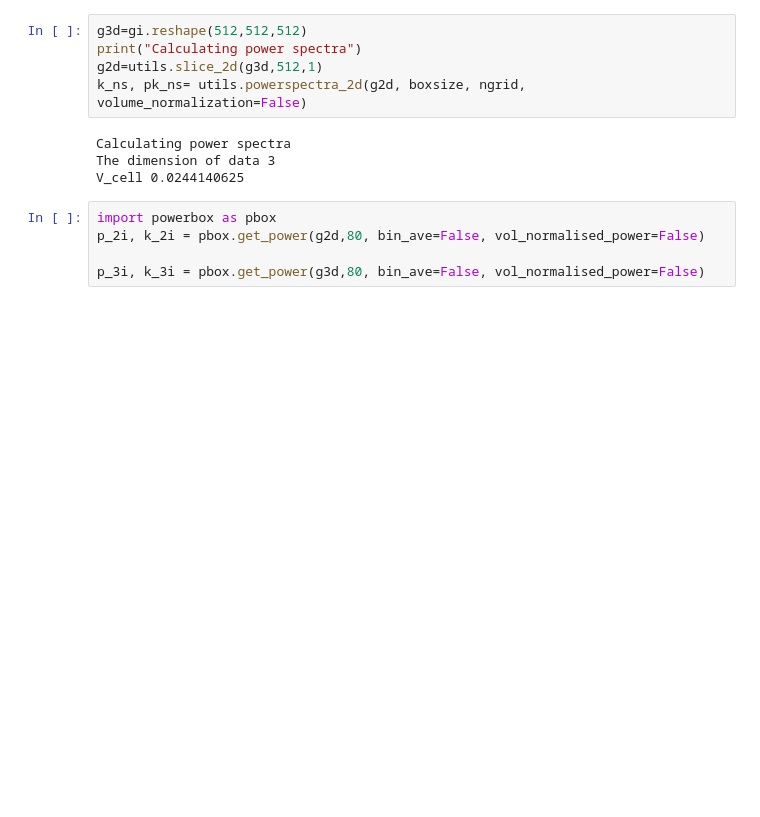
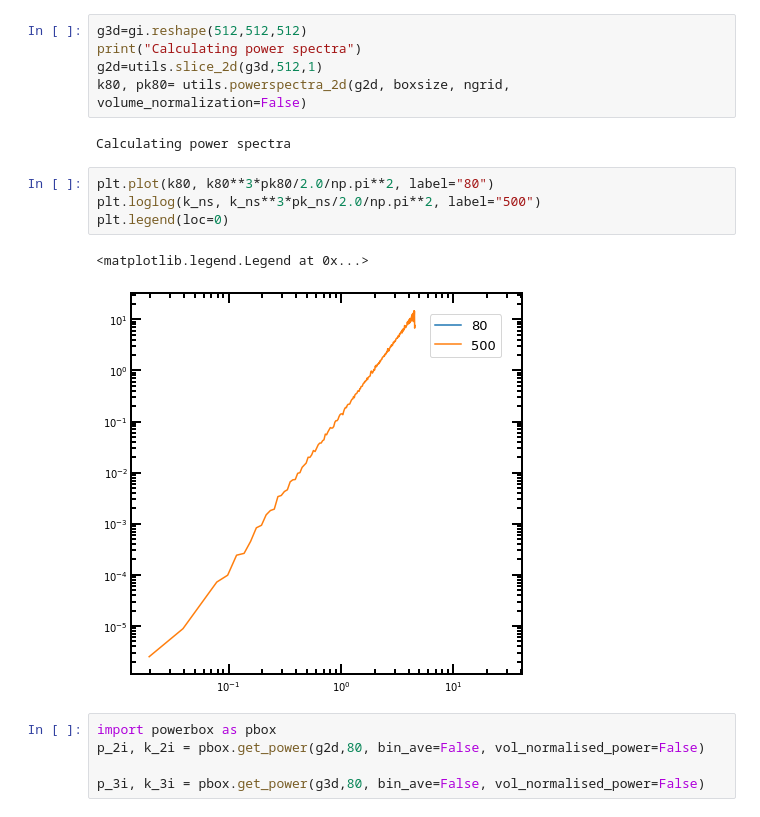
Before and after one commit to Anirbancosmo/Limpy, a Jupyter notebook: notebook/powerspectra.ipynb, the cells around one changed output. Cells and saved outputs as stored; diff of their text form; blank space fills up the shorter version.

```diff
--- a/notebook/powerspectra.ipynb
+++ b/notebook/powerspectra.ipynb
@@ -47,11 +101,16 @@ shape of gi is (134217728,)
 g3d=gi.reshape(512,512,512)
 print("Calculating power spectra")
 g2d=utils.slice_2d(g3d,512,1)
-k_ns, pk_ns= utils.powerspectra_2d(g2d, boxsize, ngrid, volume_normalization=False)
+k80, pk80= utils.powerspectra_2d(g2d, boxsize, ngrid, volume_normalization=False)
 # %% [output]
 Calculating power spectra
-The dimension of data 3
-V_cell 0.0244140625
+# %%
+plt.plot(k80, k80**3*pk80/2.0/np.pi**2, label="80")
+plt.loglog(k_ns, k_ns**3*pk_ns/2.0/np.pi**2, label="500")
+plt.legend(loc=0)
+# %% [output]
+<matplotlib.legend.Legend at 0x...>
+[figure, added]
 # %%
 import powerbox as pbox
 p_2i, k_2i = pbox.get_power(g2d,80, bin_ave=False, vol_normalised_power=False)
```
Also changed, not shown: parts of 36 cells of this notebook, 15 other files.
